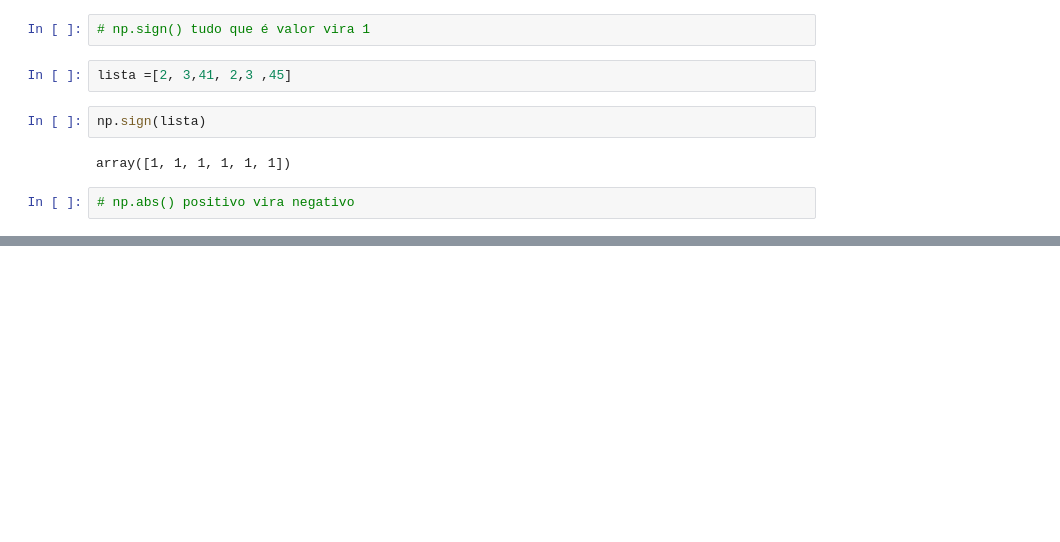
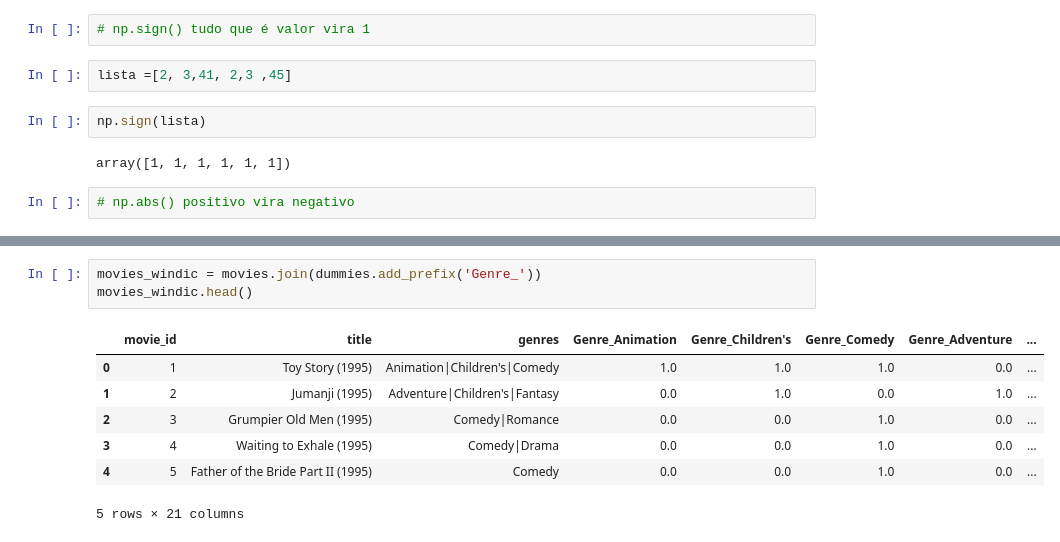
Before and after one commit to Kaiquenakao/limpeza_dados, a Jupyter notebook: preparacao_dados.ipynb, the cells around one changed output, grey strips where cells are left out. Cells and saved outputs as stored; diff of their text form; blank space fills up the shorter version.

```diff
--- a/preparacao_dados.ipynb
+++ b/preparacao_dados.ipynb
@@ -1010,0 +1389,11 @@ array([1, 1, 1, 1, 1, 1])
+# %%
+movies_windic = movies.join(dummies.add_prefix('Genre_'))
+movies_windic.head()
+# %% [output]
+|  | movie_id | title | genres | Genre_Animation | Genre_Children's | Genre_Comedy | Genre_Adventure | ... |
+| 0 | 1 | Toy Story (1995) | Animation|Children's|Comedy | 1.0 | 1.0 | 1.0 | 0.0 | ... |
+| 1 | 2 | Jumanji (1995) | Adventure|Children's|Fantasy | 0.0 | 1.0 | 0.0 | 1.0 | ... |
+| 2 | 3 | Grumpier Old Men (1995) | Comedy|Romance | 0.0 | 0.0 | 1.0 | 0.0 | ... |
+| 3 | 4 | Waiting to Exhale (1995) | Comedy|Drama | 0.0 | 0.0 | 1.0 | 0.0 | ... |
+| 4 | 5 | Father of the Bride Part II (1995) | Comedy | 0.0 | 0.0 | 1.0 | 0.0 | ... |
+5 rows × 21 columns
```
Also changed, not shown: parts of 96 cells of this notebook.
